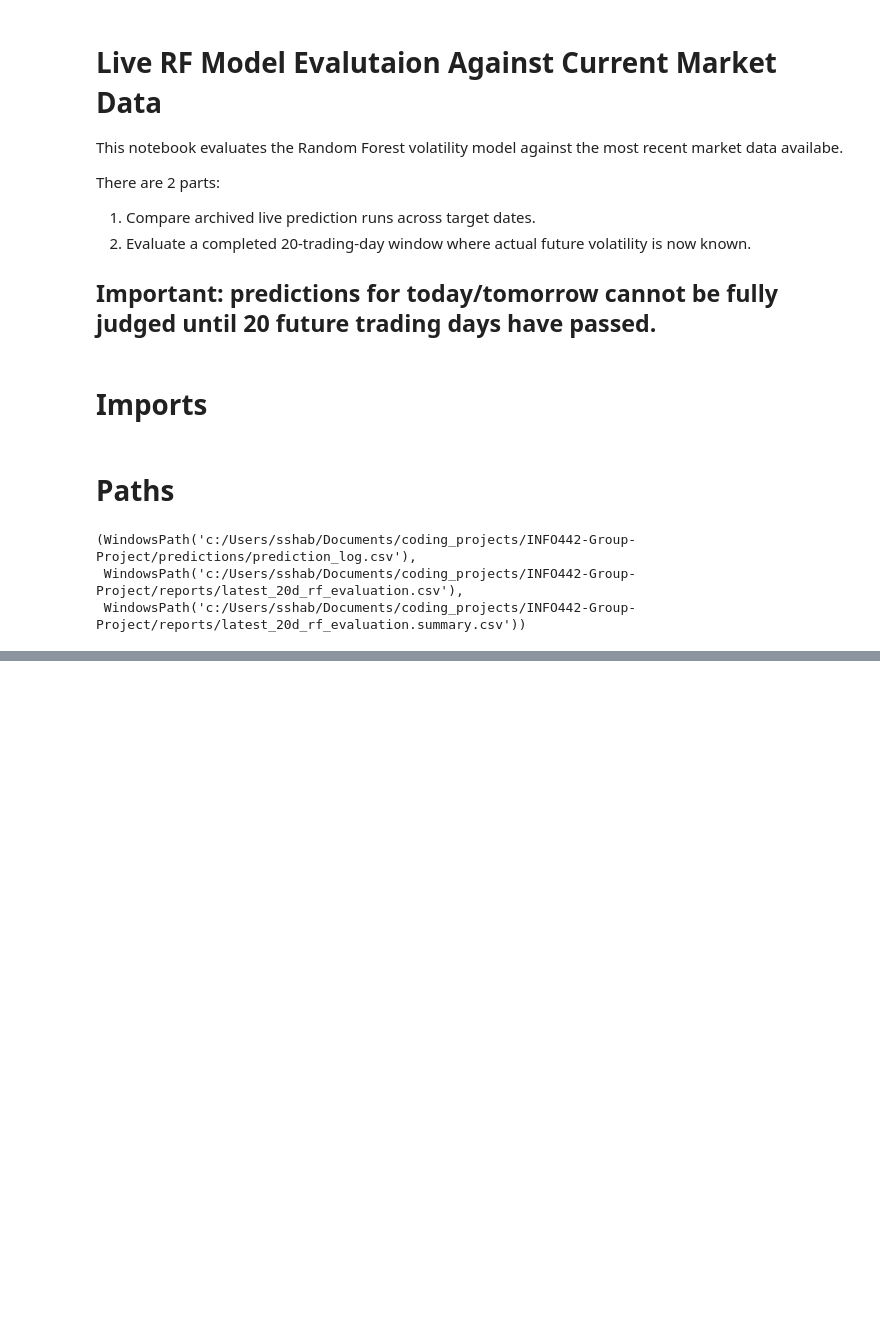
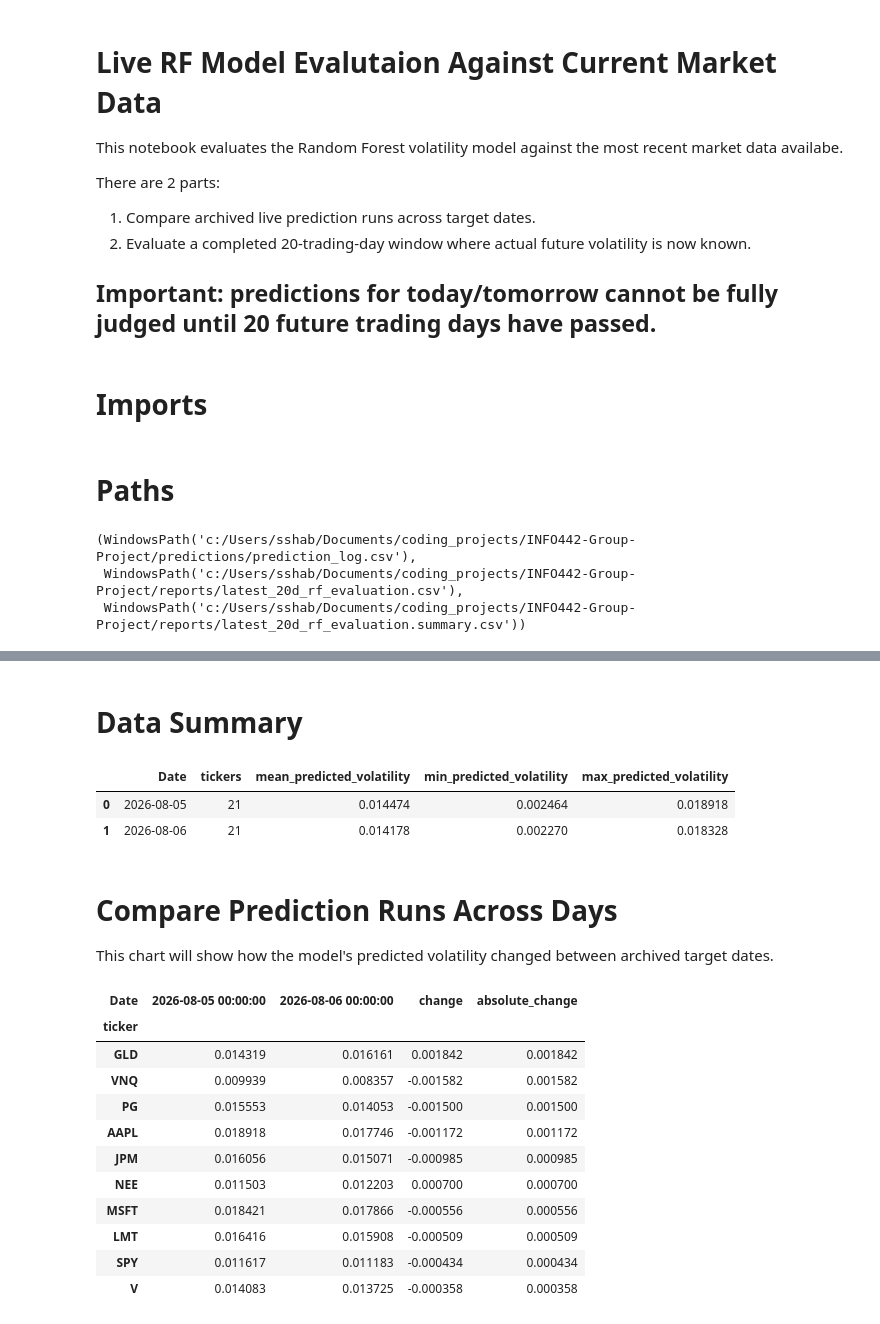
Before and after one commit to SamiiShabuse/INFO442-Group-Project, a Jupyter notebook: notebooks/07_live_model_evaluation/01_live_rf_real_data_evaluation.ipynb, the cells around one changed output, grey strips where cells are left out. Drawn from its saved outputs; the diff is of its cells as text; code cells hidden in the pictures; blank space fills up the shorter version.

Commit message:
create rf data evaluation comparison

```diff
--- a/notebooks/07_live_model_evaluation/01_live_rf_real_data_evaluation.ipynb
+++ b/notebooks/07_live_model_evaluation/01_live_rf_real_data_evaluation.ipynb
@@ -40,0 +48,2 @@ prediction_log_path, evaluation_path, summary_path
+# %%
+prediction_log = pd.read_csv(prediction_log_path, parse_dates=['Date'])
@@ -40,0 +59,2 @@ prediction_log_path, evaluation_path, summary_path
+# %% [markdown]
+# Data Summary
@@ -40,0 +73,10 @@ prediction_log_path, evaluation_path, summary_path
+# %%
+prediction_log_summary
+# %% [output]
+|  | Date | tickers | mean_predicted_volatility | min_predicted_volatility | max_predicted_volatility |
+| 0 | 2026-08-05 | 21 | 0.014474 | 0.002464 | 0.018918 |
+| 1 | 2026-08-06 | 21 | 0.014178 | 0.002270 | 0.018328 |
+# %% [markdown]
+# Compare Prediction Runs Across Days
+
+This chart will show how the model's predicted volatility changed between archived target dates.
@@ -40,0 +100,27 @@ prediction_log_path, evaluation_path, summary_path
+# %%
+latest_two_dates = sorted(prediction_log["Date"].unique())[-2:]
+
+prediction_change = (
+    prediction_log[prediction_log["Date"].isin(latest_two_dates)]
+    .pivot(index="ticker", columns="Date", values="predicted_future_volatility_20d")
+)
+
+prediction_change["change"] = prediction_change.iloc[:, -1] - prediction_change.iloc[:, -2]
+prediction_change["absolute_change"] = prediction_change["change"].abs()
+
+prediction_change = prediction_change.sort_values("absolute_change", ascending=False)
+
+prediction_change.head(10)
+# %% [output]
+| Date | 2026-08-05 00:00:00 | 2026-08-06 00:00:00 | change | absolute_change |
+| ticker |  |  |  |  |
+| GLD | 0.014319 | 0.016161 | 0.001842 | 0.001842 |
+| VNQ | 0.009939 | 0.008357 | -0.001582 | 0.001582 |
+| PG | 0.015553 | 0.014053 | -0.001500 | 0.001500 |
+| AAPL | 0.018918 | 0.017746 | -0.001172 | 0.001172 |
+| JPM | 0.016056 | 0.015071 | -0.000985 | 0.000985 |
+| NEE | 0.011503 | 0.012203 | 0.000700 | 0.000700 |
+| MSFT | 0.018421 | 0.017866 | -0.000556 | 0.000556 |
+| LMT | 0.016416 | 0.015908 | -0.000509 | 0.000509 |
+| SPY | 0.011617 | 0.011183 | -0.000434 | 0.000434 |
+| V | 0.014083 | 0.013725 | -0.000358 | 0.000358 |
```
Also changed, not shown: parts of 6 cells of this notebook.
